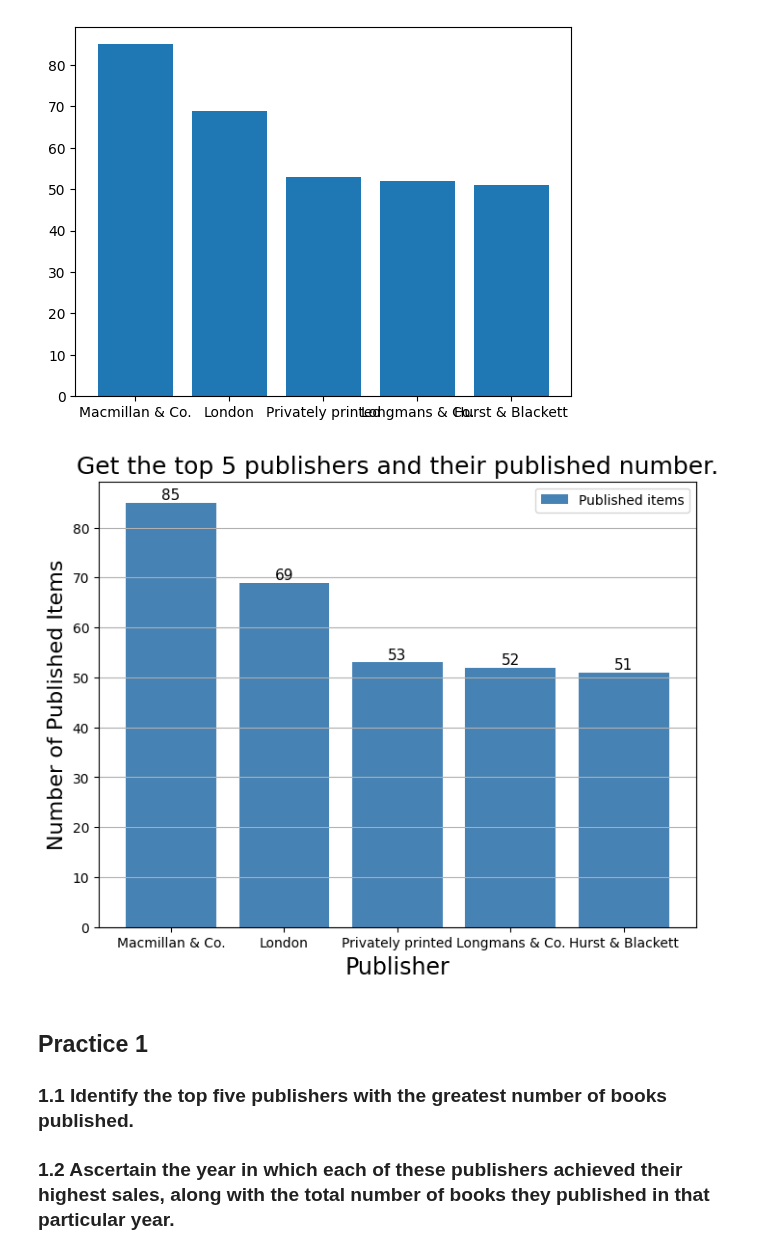
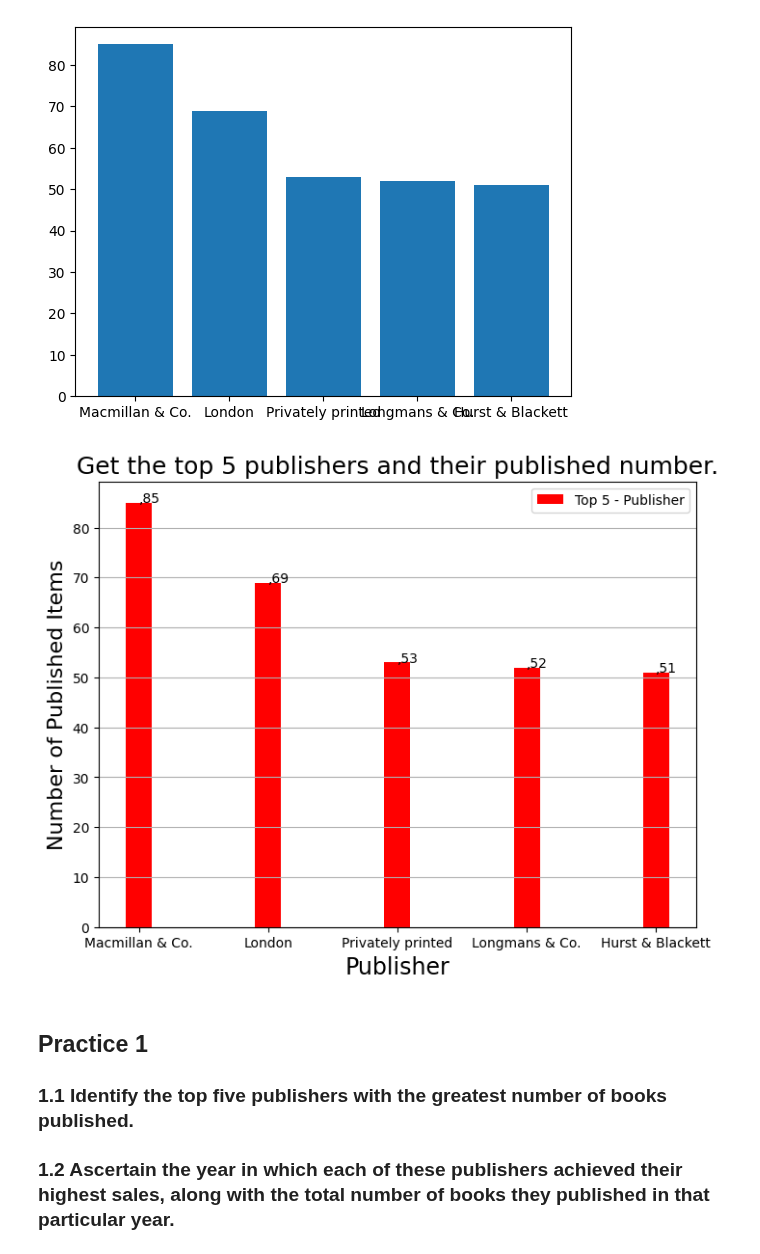
Before and after one commit to orchlonn/CS-456, a Jupyter notebook: Quizzes/Quiz-4.3/Orchlon_Quiz43.ipynb, the cells around one changed output. Saved outputs shown, nothing was run; the diff lists cells and outputs as text; code cells hidden in the pictures.

```diff
--- a/Quizzes/Quiz-4.3/Orchlon_Quiz43.ipynb
+++ b/Quizzes/Quiz-4.3/Orchlon_Quiz43.ipynb
@@ -73,29 +73,28 @@ plt.bar(publisher_list.index,publisher_list.to_list())
 # %%
 # Creating a bar graph
 plt.figure(figsize=(8,6))
 
 # load your data
-cleaned_books_df = pd.read_csv('New_books.csv')
-publisher_counts = cleaned_books_df['Publisher'].value_counts().head(5)
+# Your code:
+x_list = publisher_list.index
+y_list = publisher_list.to_list()
+plt.bar(x_list, y_list, width=0.2, color="red", align="center", label="Top 5 - Publisher")
 
-# bar plot
-bars = plt.bar(publisher_counts.index, publisher_counts.values, color='steelblue', label='Published items')
-# plt.xticks(rotation=45, ha='right')
-
-# annotate each bar with its count
-for rect, count in zip(bars, publisher_counts.values):
-    height = rect.get_height()
-    plt.text(rect.get_x() + rect.get_width()/2, height, str(count), ha='center', va='bottom', fontsize=11)
+# Annotating each bar with the corresponding most published number of items
+# Your Code:
+for i in range(len(y_list)):
+    value = y_list[i]
+    plt.text(i, value, "," + str(value))
 
 plt.legend()
-plt.title('Get the top 5 publishers and their published number.',fontsize=18)
-plt.xlabel('Publisher',fontsize=17)
-plt.ylabel('Number of Published Items',fontsize=16)
+plt.title('Get the top 5 publishers and their published number.', fontsize=18)
+plt.xlabel('Publisher', fontsize=17)
+plt.ylabel('Number of Published Items', fontsize=16)
 plt.grid(axis='y')
 
 plt.show()
 # %% [output]
-[figure, old version]
+[figure, new version]
 # %% [markdown]
 ## Practice 1
 ### 1.1 Identify the top five publishers with the greatest number of books published.
```
Also changed, not shown: parts of 6 cells of this notebook.
